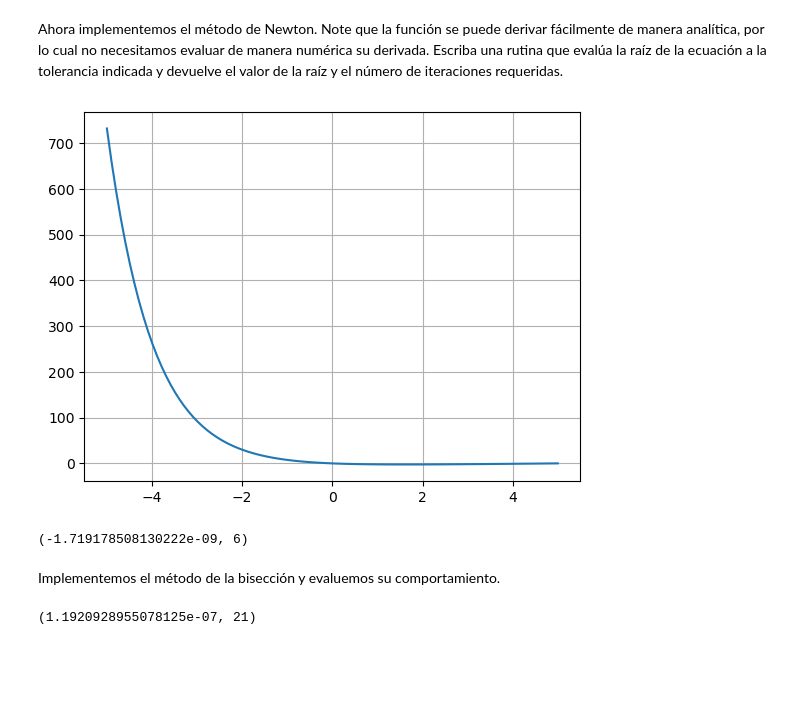
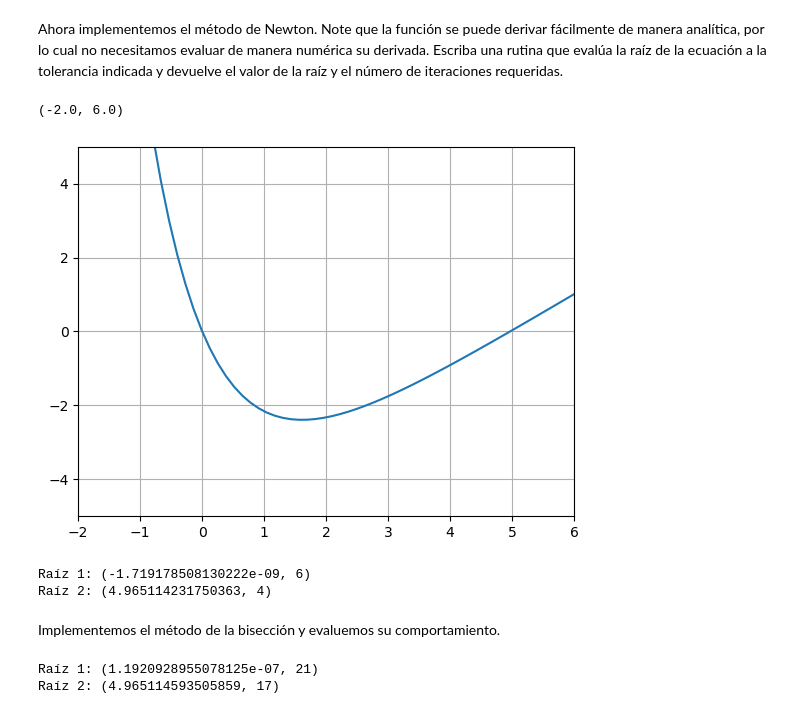
Before and after one commit to HernanBC/LabsComputacional, a Jupyter notebook: lab5/DerivativesAndZeroes.ipynb, the cells around one changed output. Cells and saved outputs as stored; diff of their text form; code cells hidden in the pictures; blank space fills up the shorter version.

```diff
--- a/lab5/DerivativesAndZeroes.ipynb
+++ b/lab5/DerivativesAndZeroes.ipynb
@@ -339,33 +339,41 @@ Ahora implementemos el método de Newton. Note que la función se puede derivar
 # %%
 import numpy as np
 import matplotlib.pyplot as plt
 
 
 # Su código aquí
 def non_lin_func_prime(x):
 	return -5*np.exp(-1.0*x) + 1 # Esta función es la derivida analitica de la función f(x)
 
 # Su código aquí
 
 def newton(x_0, f, fprime, epsilon=1.0e-6): # Aqui se comienza una función para utilizar el metodo de Newton para hallar raices, , se estable que parámetros requiere
 	count = 0								# Se genera un contador para saber cuantas veces se recorre el ciclo
 	while np.abs(f(x_0)) > epsilon:			# El while es un ciclo condicional manejado por la condición "el valor absoluto de f evaluada en x_0 sea mayor a epsilon"
 		x_0 = x_0 - f(x_0) / fprime(x_0)	# Criterio del método de Newton
 		count += 1							# Luego de definir un contador, este se modifica en esta línea según cuantas veces se recorre el ciclo, suma 1 por vez al contador
 	return x_0, count						# Al usar la función se devuelve una tupla con la raíz aproximada y el número de veces que se recorrió el ciclo
 
-x = np.linspace(-5,5,100)					# Se genera un vector que contiene el intervalo [-5,5] y lo recorrer en 100 equidistantes
+x = np.linspace(-5,8,100)					# Se genera un vector que contiene el intervalo [-5,5] y lo recorrer en 100 equidistantes
 
 y = non_lin_func(x)							# Usando la función dada, se evalua en este vector de datos
 
 plt.plot(x,y)								# Se grafica la función f(x)
-plt.grid()									# Se coloca la grilla en la gráfica
+plt.grid()
+plt.ylim(-5,5)
+plt.xlim(-2,6)								# Se coloca la grilla en la gráfica
 # %% [output]
+(-2.0, 6.0)
-[figure, old version]
+[figure, new version]
 # %%
-newton(-2,non_lin_func,non_lin_func_prime) # Resultado del emplear el método de Newton
+r1 = newton(-2,non_lin_func,non_lin_func_prime) # Resultado del emplear el método de Newton
+r2 = newton(2,non_lin_func,non_lin_func_prime)
+
+print(f"Raíz 1: {r1}")
+print(f"Raíz 2: {r2}")
 # %% [output]
-(-1.719178508130222e-09, 6)
+Raíz 1: (-1.719178508130222e-09, 6)
+Raíz 2: (4.965114231750363, 4)
 # %% [markdown]
 Implementemos el método de la bisección y evaluemos su comportamiento.
 # %%
@@ -385,6 +393,12 @@ def bisection(x_1, x_2, f, epsilon = 1.0e-6):			# Comienza la función del méto
 
 		return (x_1 + x_2)/2 , count					# Al usar la función se devuelve una tupla con la raíz aproximada y el número de veces que se recorrió el ciclo
 
-bisection(-2.5,2,non_lin_func)							# Resultado del emplear el método de bisección
+rr1 = bisection(-2.5,2,non_lin_func)							# Resultado del emplear el método de bisección
+rr2 = bisection(5.5,4.5,non_lin_func)
+
+
+print(f"Raíz 1: {rr1}")
+print(f"Raíz 2: {rr2}")
 # %% [output]
-(1.1920928955078125e-07, 21)
+Raíz 1: (1.1920928955078125e-07, 21)
+Raíz 2: (4.965114593505859, 17)
```
Also changed, not shown: parts of 1 cell of this notebook.
